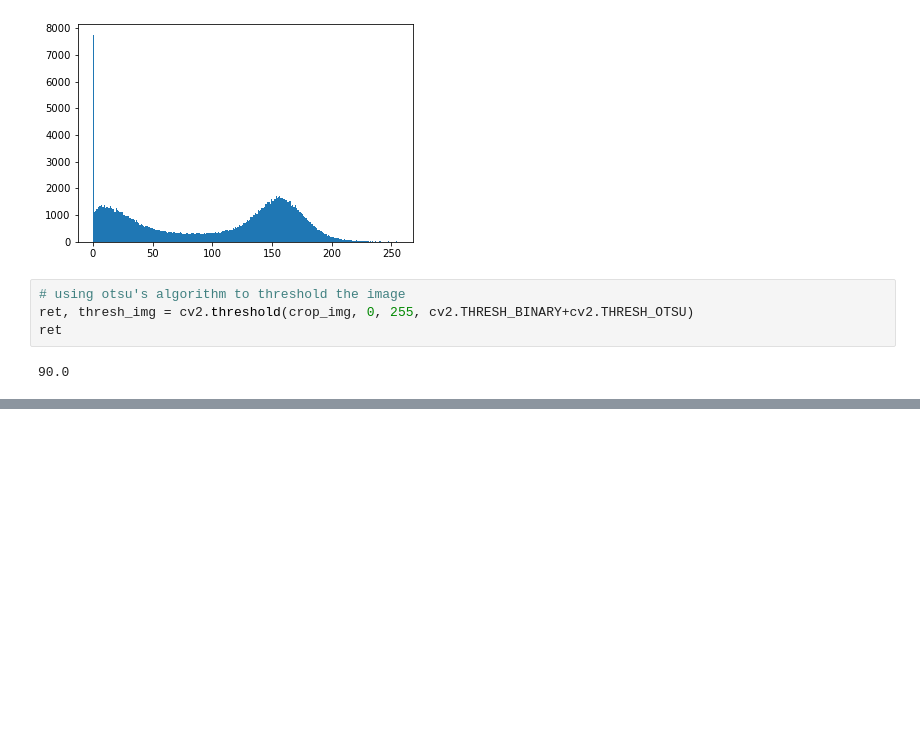
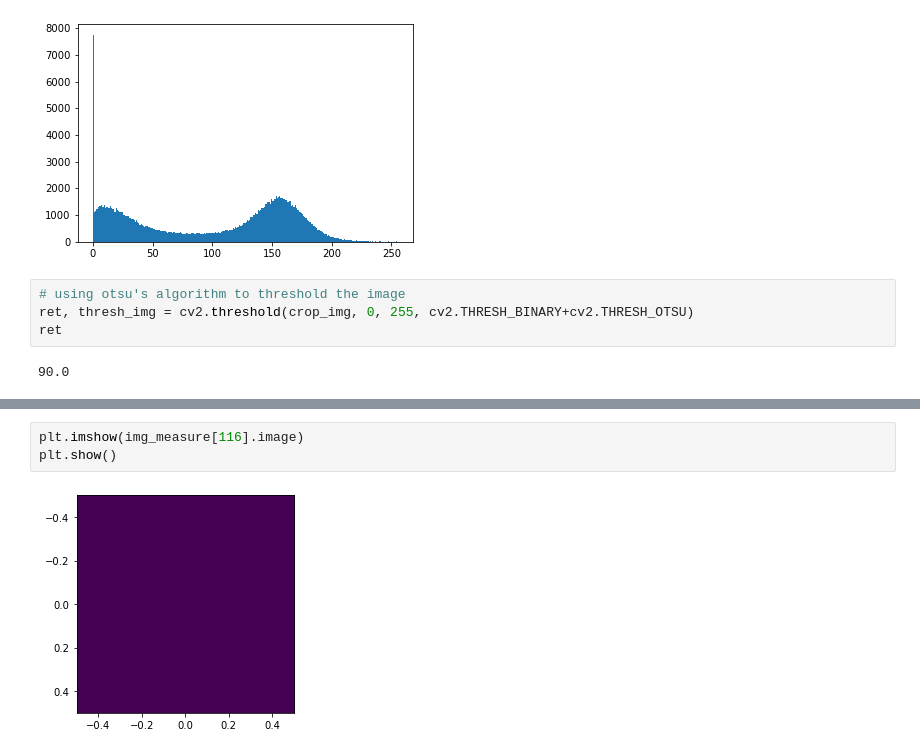
Before and after one commit to BrinthanK/particle_size_analysis, a Jupyter notebook: Main code.ipynb, the cells around one changed output, grey strips where cells are left out. Drawn from its saved outputs; the diff is of its cells as text; blank space fills up the shorter version.

```diff
--- a/Main code.ipynb
+++ b/Main code.ipynb
@@ -153,0 +147,5 @@ plt.show()
+# %%
+plt.imshow(img_measure[116].image)
+plt.show()
+# %% [output]
+[figure, added]
```
Also changed, not shown: parts of 22 cells of this notebook.
